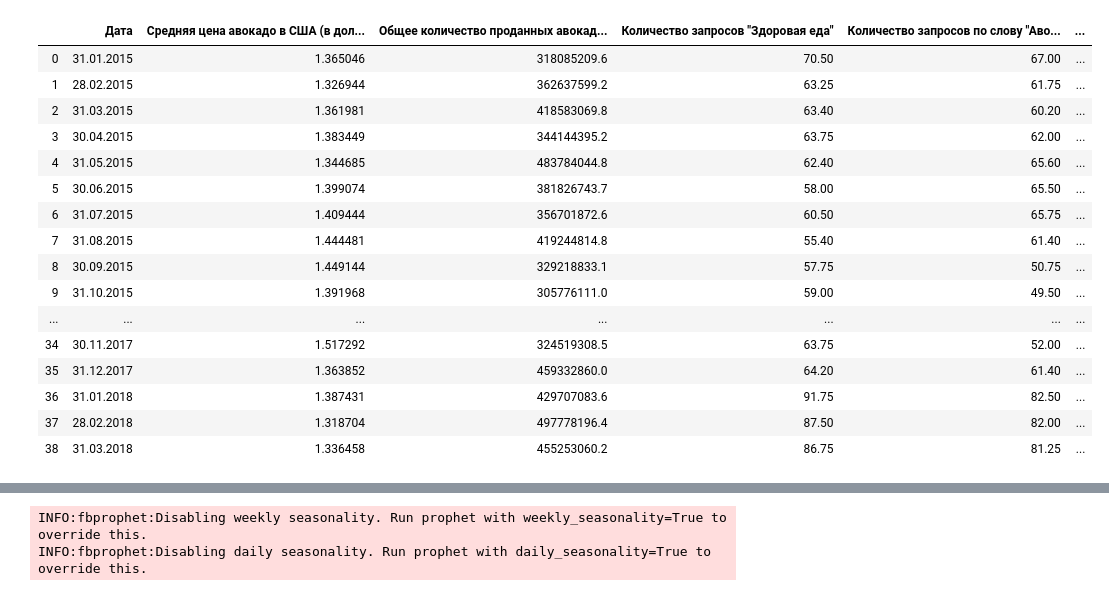
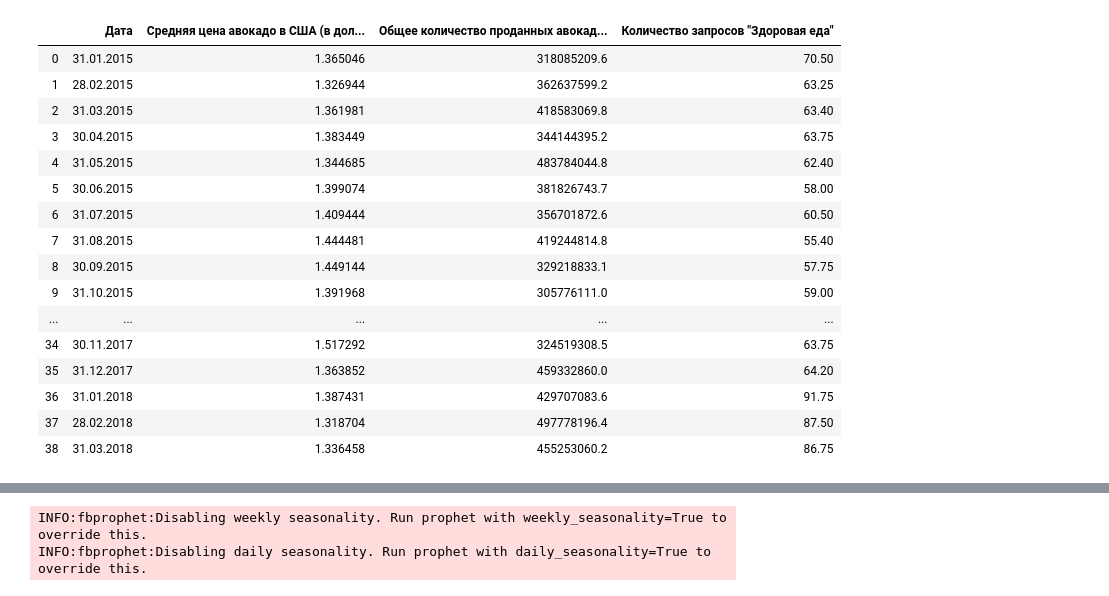
Before and after one commit to AndreiAvinov/Project, a Jupyter notebook: TimeSeries_uni.ipynb, the cells around one changed output, grey strips where cells are left out. Drawn from its saved outputs; the diff is of its cells as text; code cells hidden in the pictures.

```diff
--- a/TimeSeries_uni.ipynb
+++ b/TimeSeries_uni.ipynb
@@ -15,28 +24,29 @@ from fbprophet import Prophet
 # %%
 # import dataframe
-df = pd.read_csv('DataFinal.csv', sep=";", decimal=".")
+df = pd.read_csv('DataFinal1.csv', sep=";", decimal=".")
+COLUMN_NAME = 'Средняя цена авокадо в США (в долларах)'
 N_COLUMNS = len(df.columns)
 N_ROWS = len(df.index)
 with pd.option_context('display.max_rows', None, 'display.max_columns', None):
     display(df)
 # %% [output]
-|  | Дата | Средняя цена авокадо в США (в дол... | Общее количество проданных авокад... | Количество запросов "Здоровая еда" | Количество запросов по слову "Аво... | ... |
-| 0 | 31.01.2015 | 1.365046 | 318085209.6 | 70.50 | 67.00 | ... |
-| 1 | 28.02.2015 | 1.326944 | 362637599.2 | 63.25 | 61.75 | ... |
-| 2 | 31.03.2015 | 1.361981 | 418583069.8 | 63.40 | 60.20 | ... |
-| 3 | 30.04.2015 | 1.383449 | 344144395.2 | 63.75 | 62.00 | ... |
-| 4 | 31.05.2015 | 1.344685 | 483784044.8 | 62.40 | 65.60 | ... |
-| 5 | 30.06.2015 | 1.399074 | 381826743.7 | 58.00 | 65.50 | ... |
-| 6 | 31.07.2015 | 1.409444 | 356701872.6 | 60.50 | 65.75 | ... |
-| 7 | 31.08.2015 | 1.444481 | 419244814.8 | 55.40 | 61.40 | ... |
-| 8 | 30.09.2015 | 1.449144 | 329218833.1 | 57.75 | 50.75 | ... |
-| 9 | 31.10.2015 | 1.391968 | 305776111.0 | 59.00 | 49.50 | ... |
-| ... | ... | ... | ... | ... | ... | ... |
-| 34 | 30.11.2017 | 1.517292 | 324519308.5 | 63.75 | 52.00 | ... |
-| 35 | 31.12.2017 | 1.363852 | 459332860.0 | 64.20 | 61.40 | ... |
-| 36 | 31.01.2018 | 1.387431 | 429707083.6 | 91.75 | 82.50 | ... |
-| 37 | 28.02.2018 | 1.318704 | 497778196.4 | 87.50 | 82.00 | ... |
-| 38 | 31.03.2018 | 1.336458 | 455253060.2 | 86.75 | 81.25 | ... |
+|  | Дата | Средняя цена авокадо в США (в дол... | Общее количество проданных авокад... | Количество запросов "Здоровая еда" |
+| 0 | 31.01.2015 | 1.365046 | 318085209.6 | 70.50 |
+| 1 | 28.02.2015 | 1.326944 | 362637599.2 | 63.25 |
+| 2 | 31.03.2015 | 1.361981 | 418583069.8 | 63.40 |
+| 3 | 30.04.2015 | 1.383449 | 344144395.2 | 63.75 |
+| 4 | 31.05.2015 | 1.344685 | 483784044.8 | 62.40 |
+| 5 | 30.06.2015 | 1.399074 | 381826743.7 | 58.00 |
+| 6 | 31.07.2015 | 1.409444 | 356701872.6 | 60.50 |
+| 7 | 31.08.2015 | 1.444481 | 419244814.8 | 55.40 |
+| 8 | 30.09.2015 | 1.449144 | 329218833.1 | 57.75 |
+| 9 | 31.10.2015 | 1.391968 | 305776111.0 | 59.00 |
+| ... | ... | ... | ... | ... |
+| 34 | 30.11.2017 | 1.517292 | 324519308.5 | 63.75 |
+| 35 | 31.12.2017 | 1.363852 | 459332860.0 | 64.20 |
+| 36 | 31.01.2018 | 1.387431 | 429707083.6 | 91.75 |
+| 37 | 28.02.2018 | 1.318704 | 497778196.4 | 87.50 |
+| 38 | 31.03.2018 | 1.336458 | 455253060.2 | 86.75 |
 # %%
 df.plot(y = 'Средняя цена авокадо в США (в долларах)')
 df.plot(y = 'Общее количество проданных авокадо (в фунтах)')
```
Also changed, not shown: parts of 9 cells of this notebook, 1 other file.
